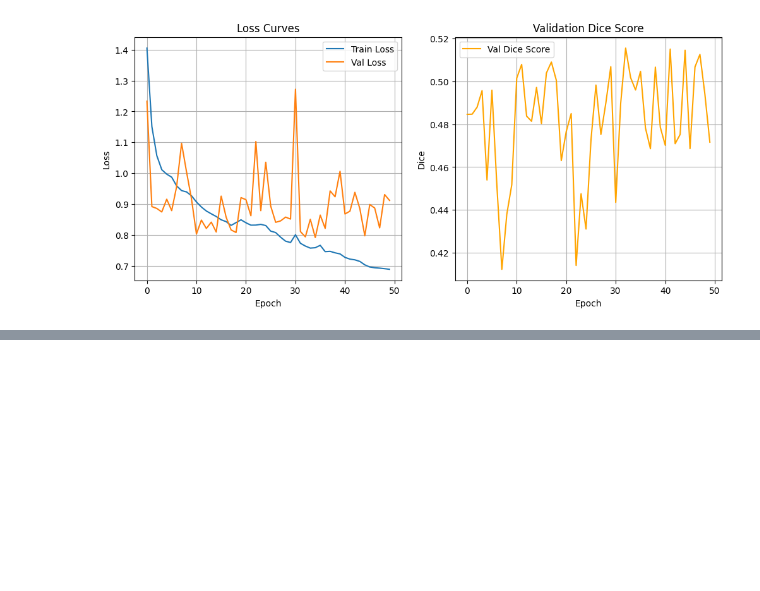
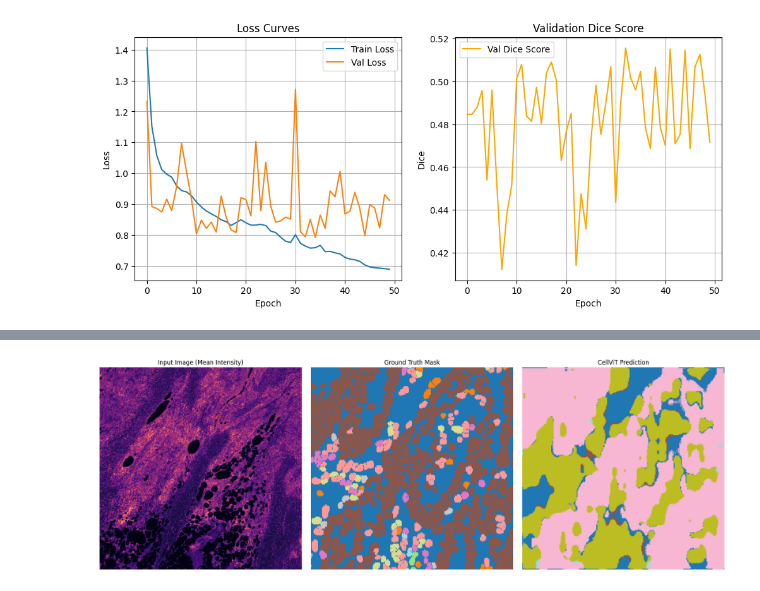
Before and after one commit to MichalMizia/nuclei_segmentation_cellvit_virtues, a Jupyter notebook: notebooks/cellvit_segmentation_v2.ipynb, the cells around one changed output, grey strips where cells are left out. Saved outputs shown, nothing was run; the diff lists cells and outputs as text; code cells hidden in the pictures; blank space fills up the shorter version.

```diff
--- a/notebooks/cellvit_segmentation_v2.ipynb
+++ b/notebooks/cellvit_segmentation_v2.ipynb
@@ -595,0 +627,97 @@ KeyboardInterrupt:
+# %%
+import torch
+import numpy as np
+import matplotlib.pyplot as plt
+from src.models.cellvit_decoder import CellViTDecoder
+import random
+
+print("--- Simple Visualization Mode ---")
+
+# 1. LOAD THE BEST MODEL
+# Ensure these match your training config
+embed_dim = 512
+drop_rate = 0.2
+num_classes = 10
+model_path = "./checkpoints/best_cellvit_dice_run_2.pth"
+
+model = CellViTDecoder(
+    num_nuclei_classes=num_classes,
+    embed_dim=embed_dim,
+    drop_rate=drop_rate
+).to(device)
+
+# Load weights
+model.load_state_dict(torch.load(model_path, map_location=device))
+model.eval() # Important: Turns off Dropout for consistent results
+
+# 2. GRAB ONE SAMPLE FROM THE ITERATOR
+print("Fetching a RANDOM sample from validation set...")
+
+# Step A: Pick a random Tissue ID from your list
+random_tid = random.choice(val_tids)
+print(f"Selected Tissue: {random_tid}")
+
+# Step B: Create the generator for JUST this tissue
+data_gen = feeder.iterate_image_orion([random_tid], crop_size=256)
+
+# Step C: "Spin the wheel" (Skip a random number of patches)
+# This prevents you from always seeing the top-left corner (0,0)
+# We skip between 0 and 15 patches.
+steps_to_skip = random.randint(0, 15)
+
+try:
+    for _ in range(steps_to_skip):
+        next(data_gen)
+except StopIteration:
+    # If we skipped too far (small image), just restart and take the first one
+    data_gen = feeder.iterate_image_orion([random_tid], crop_size=256)
+
+# Step D: Grab the sample
+data_dict = next(data_gen)
+# Unpack and move to GPU
+pss = data_dict['pss'].to(device)
+orig_img = data_dict['original_image'] # Keep this raw for now
+gt_mask = data_dict['mask'].cpu().numpy()[0] # Ground Truth (convert to numpy)
+
+# 3. RUN INFERENCE
+with torch.no_grad():
+    output = model(pss)
+    pred_logits = output['nuclei_type_map']
+    # Convert logits -> Class Indices -> Numpy
+    pred_mask = torch.argmax(pred_logits, dim=1).cpu().numpy()[0]
+
+# 4. FIX THE IMAGE FORMAT (The "AttributeError" Fix)
+# If original image is a Tensor, convert to Numpy
+if isinstance(orig_img, torch.Tensor):
+    img_vis = orig_img.detach().cpu().numpy()
+else:
+    img_vis = orig_img
+
+# If it's (C, H, W), average the channels to make a simple grayscale image
+if img_vis.ndim == 3:
+    img_vis = np.mean(img_vis, axis=0)
+
+# 5. PLOT RESULTS
+plt.figure(figsize=(18, 6))
+
+# Plot 1: Input Image
+plt.subplot(1, 3, 1)
+plt.imshow(img_vis, cmap='magma') # 'magma' looks cool for intensity
+plt.title("Input Image (Mean Intensity)")
+plt.axis('off')
+
+# Plot 2: Ground Truth
+plt.subplot(1, 3, 2)
+plt.imshow(gt_mask, cmap='tab20', interpolation='nearest')
+plt.title("Ground Truth Mask")
+plt.axis('off')
+
+# Plot 3: Prediction
+plt.subplot(1, 3, 3)
+plt.imshow(pred_mask, cmap='tab20', interpolation='nearest')
+plt.title("CellViT Prediction")
+plt.axis('off')
+
+plt.tight_layout()
+plt.show()
+# %% [output]
@@ -595,0 +727 @@ KeyboardInterrupt:
+[figure, added]
```
Also changed, not shown: parts of 12 cells of this notebook, 1 other file.
